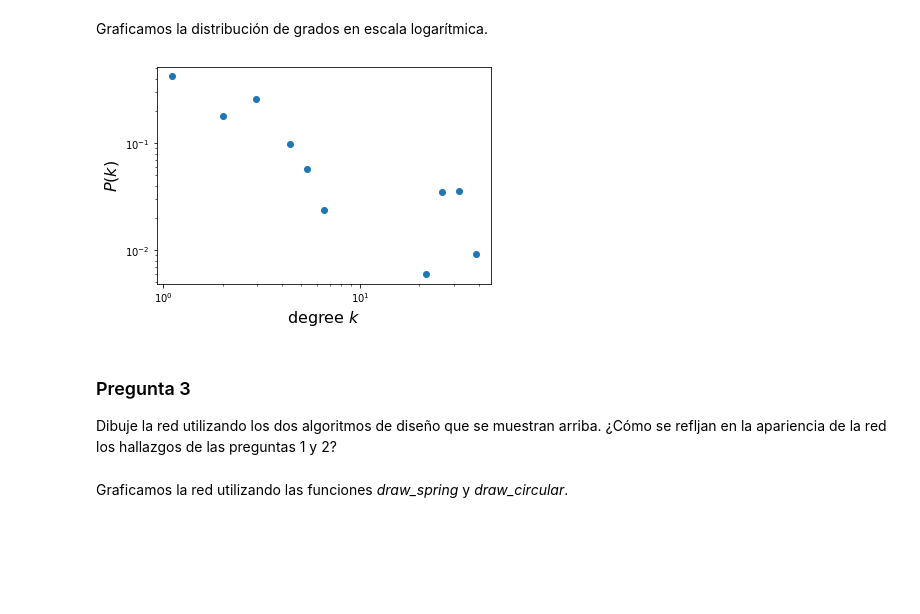
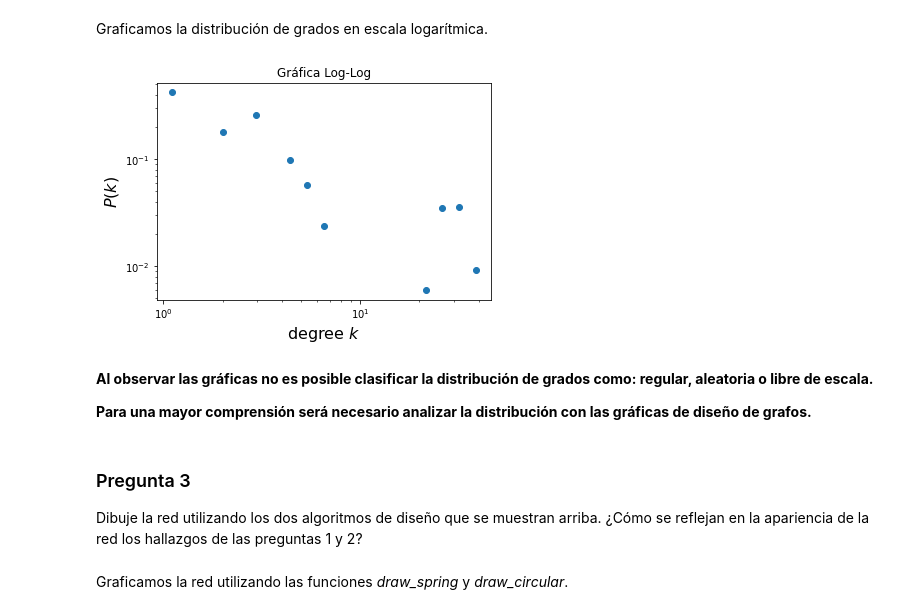
Before and after one commit to maticlein/tarea1_CienciaRedes, a Jupyter notebook: notebooks/tarea1_CienciaRedes.ipynb, the cells around one changed output. Saved outputs shown, nothing was run; the diff lists cells and outputs as text; code cells hidden in the pictures; blank space fills up the shorter version.

```diff
--- a/notebooks/tarea1_CienciaRedes.ipynb
+++ b/notebooks/tarea1_CienciaRedes.ipynb
@@ -206,18 +223,23 @@ density, _ = np.histogram(degrees, bins=bin_edges, density=True)
 # %%
 fig = plt.figure(figsize=(6,4))
 
 log_be = np.log10(bin_edges)
 x = 10**((log_be[1:] + log_be[:-1])/2)
 
 plt.loglog(x, density, marker='o', linestyle='none')
 plt.xlabel(r"degree $k$", fontsize=16)
 plt.ylabel(r"$P(k)$", fontsize=16)
+plt.title("Gráfica Log-Log")
 plt.show()
 # %% [output]
-[figure, old version]
+[figure, new version]
+# %% [markdown]
+**Al observar las gráficas no es posible clasificar la distribución de grados como: regular, aleatoria o libre de escala.**
+
+**Para una mayor comprensión será necesario analizar la distribución con las gráficas de diseño de grafos.**
 # %% [markdown]
 ### Pregunta 3
-Dibuje la red utilizando los dos algoritmos de diseño que se muestran arriba. ¿Cómo se refljan en la apariencia de la red los hallazgos de las preguntas 1 y 2?
+Dibuje la red utilizando los dos algoritmos de diseño que se muestran arriba. ¿Cómo se reflejan en la apariencia de la red los hallazgos de las preguntas 1 y 2?
 # %% [markdown]
 Graficamos la red utilizando las funciones *draw_spring* y *draw_circular*.
 # %%
```
Also changed, not shown: parts of 31 cells of this notebook.
